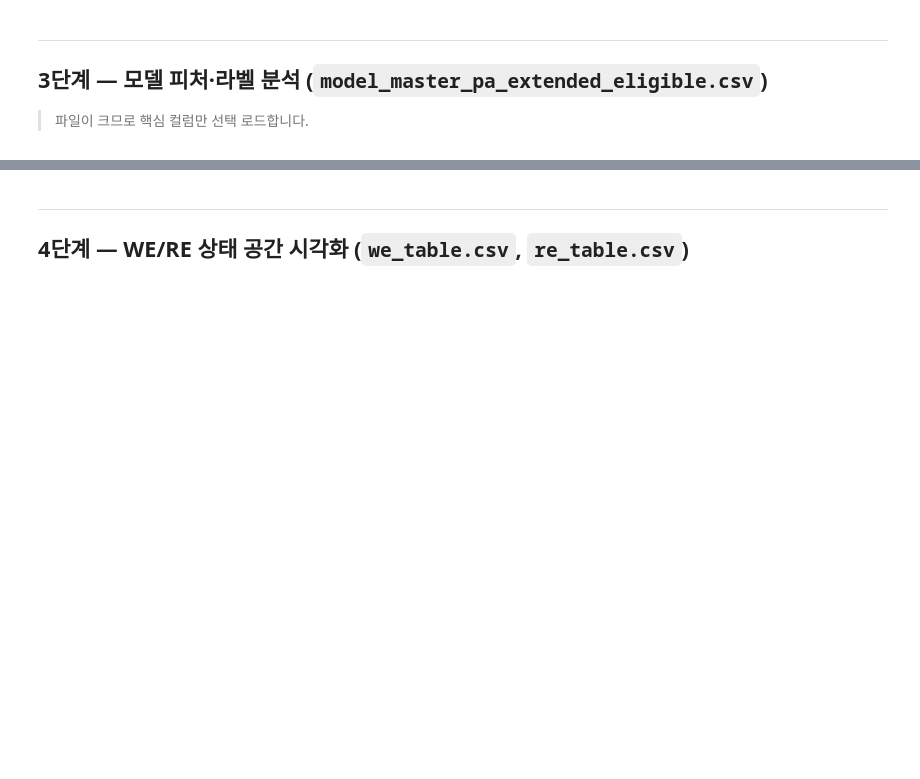
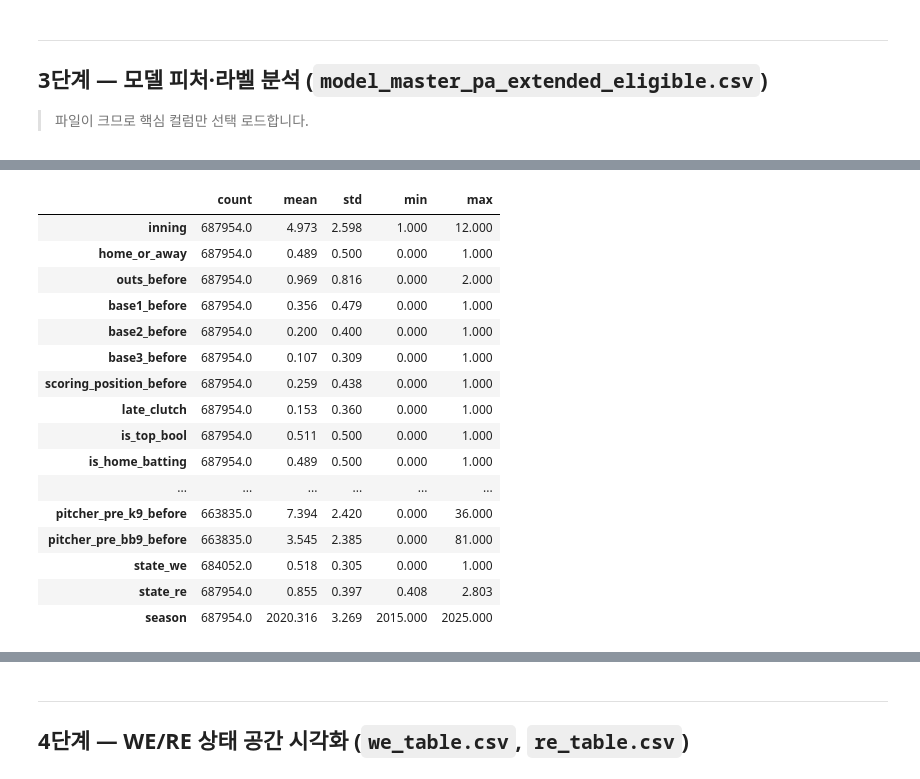
Before and after one commit to Donghaeng-LOTTO/Donghaeng-LOTTO, a Jupyter notebook: analysis/eda260614.ipynb, the cells around one changed output, grey strips where cells are left out. Drawn from its saved outputs; the diff is of its cells as text; code cells hidden in the pictures; blank space fills up the shorter version.

```diff
--- a/analysis/eda260614.ipynb
+++ b/analysis/eda260614.ipynb
@@ -244,2 +305,82 @@ df['season'] = df['game_id'].astype(str).str[:4].astype(int)
 print(f'로드: {len(df):,}행 × {len(df.columns)}열  메모리: {df.memory_usage(deep=True).sum()/1e6:.0f} MB')
 df.describe().T[["count","mean","std","min","max"]].round(3)
+# %%
+LOAD_COLS = [
+    'game_id',
+    'inning', 'home_or_away', 'outs_before',
+    'base1_before', 'base2_before', 'base3_before',
+    'batting_score_diff_before',
+    'state_we', 'state_re',
+    'late_clutch', 'scoring_position_before',
+    'is_top_bool', 'is_home_batting',
+    'pitcher_pre_era_before', 'pitcher_pre_whip_before',
+    'pitcher_pre_k9_before',  'pitcher_pre_bb9_before',
+    'pitcher_pre_ip_before',  'pitcher_pre_games_before',
+    'batter_pre_games_before','batter_pre_cum_ab',
+    'batter_pre_avg_before',  'batter_pre_slg_before',
+    'batter_pre_ops_before',
+    'batting_team_win_label',
+]
+
+BOOL_COLS = [
+    "late_clutch",
+    "scoring_position_before",
+    "is_top_bool",
+    "is_home_batting",
+]
+
+ID_COLS = ["game_id"]
+
+NUM_COLS = [
+    c for c in LOAD_COLS
+    if c not in ID_COLS + BOOL_COLS
+]
+
+df = pd.read_csv(
+    DATA / 'model_master_pa_extended_eligible.csv',
+    usecols=lambda c: c in LOAD_COLS,
+    dtype={"game_id": "string"},
+    low_memory=False
+)
+# 시즌 생성
+df["season"] = pd.to_numeric(
+    df["game_id"].astype(str).str[:4],
+    errors="coerce"
+)
+
+# 2015~2025만 필터링
+df = df[df["season"].between(2015, 2025)].copy()
+df["season"] = df["season"].astype("int16")
+
+# 숫자 컬럼만 float32로 변환
+for col in NUM_COLS:
+    if col in df.columns:
+        df[col] = pd.to_numeric(df[col], errors="coerce").astype("float32")
+
+# bool 컬럼 정리
+for col in BOOL_COLS:
+    if col in df.columns:
+        df[col] = (
+            df[col]
+            .map({
+                True: 1,
+                False: 0,
+                "True": 1,
+                "False": 0,
+                "true": 1,
+                "false": 0,
+                "1": 1,
+                "0": 0,
+                1: 1,
+                0: 0,
+            })
+            .astype("float32")
+        )
+
+print(
+    f"로드: {len(df):,}행 × {len(df.columns)}열  "
+    f"메모리: {df.memory_usage(deep=True).sum()/1e6:.0f} MB"
+)
+
+df.describe().T[["count", "mean", "std", "min", "max"]].round(3)
+# %% [output]
@@ -246,3 +388,20 @@ df.describe().T[["count","mean","std","min","max"]].round(3)
+|  | count | mean | std | min | max |
+| inning | 687954.0 | 4.973 | 2.598 | 1.000 | 12.000 |
+| home_or_away | 687954.0 | 0.489 | 0.500 | 0.000 | 1.000 |
+| outs_before | 687954.0 | 0.969 | 0.816 | 0.000 | 2.000 |
+| base1_before | 687954.0 | 0.356 | 0.479 | 0.000 | 1.000 |
+| base2_before | 687954.0 | 0.200 | 0.400 | 0.000 | 1.000 |
+| base3_before | 687954.0 | 0.107 | 0.309 | 0.000 | 1.000 |
+| scoring_position_before | 687954.0 | 0.259 | 0.438 | 0.000 | 1.000 |
+| late_clutch | 687954.0 | 0.153 | 0.360 | 0.000 | 1.000 |
+| is_top_bool | 687954.0 | 0.511 | 0.500 | 0.000 | 1.000 |
+| is_home_batting | 687954.0 | 0.489 | 0.500 | 0.000 | 1.000 |
+| ... | ... | ... | ... | ... | ... |
+| pitcher_pre_k9_before | 663835.0 | 7.394 | 2.420 | 0.000 | 36.000 |
+| pitcher_pre_bb9_before | 663835.0 | 3.545 | 2.385 | 0.000 | 81.000 |
+| state_we | 684052.0 | 0.518 | 0.305 | 0.000 | 1.000 |
+| state_re | 687954.0 | 0.855 | 0.397 | 0.408 | 2.803 |
+| season | 687954.0 | 2020.316 | 3.269 | 2015.000 | 2025.000 |
 # %%
 # 라벨 분포 (클래스 균형 확인)
 label_valid = df[df['batting_team_win_label'].isin([0.0, 1.0])]['batting_team_win_label'].astype(int)
```
Also changed, not shown: parts of 28 cells of this notebook.
